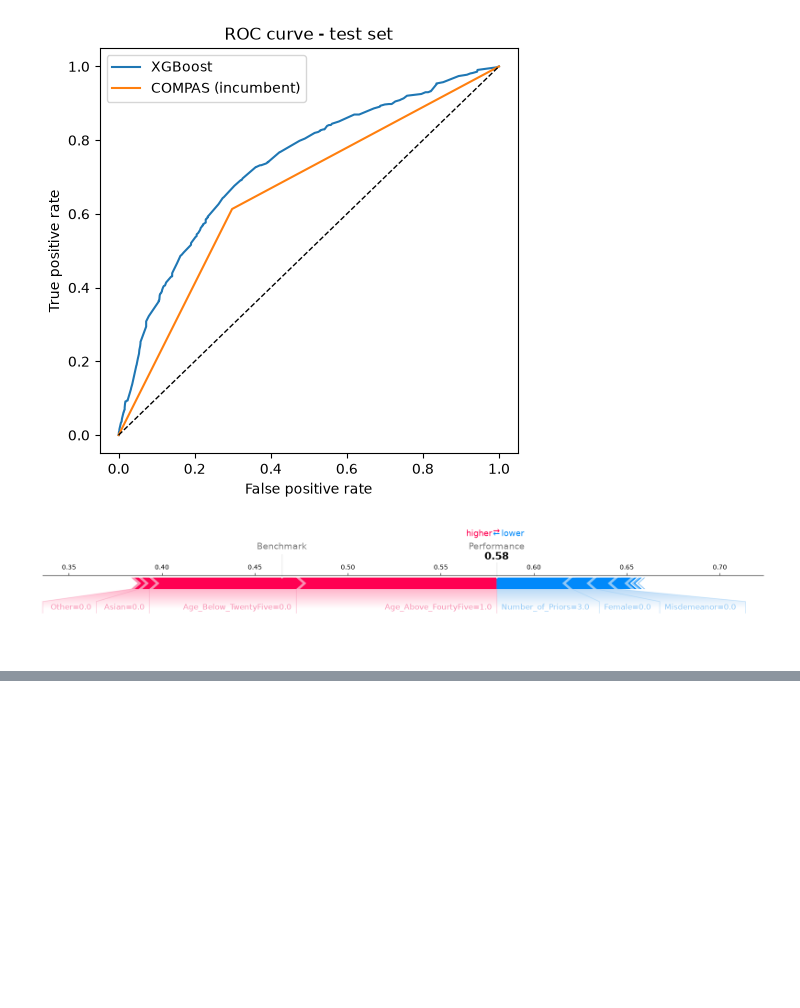
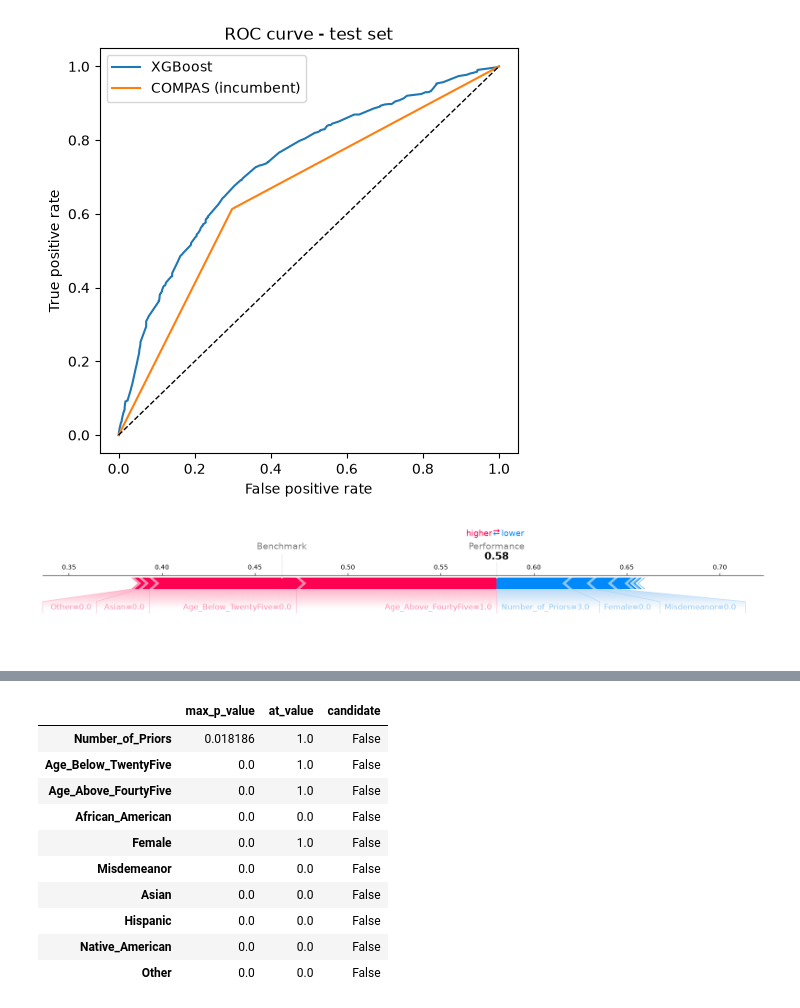
Before and after one commit to MaximeDespreaux/ThinkCarefully, a Jupyter notebook: xgboost/base-model.ipynb, the cells around one changed output, grey strips where cells are left out. Cells and saved outputs as stored; diff of their text form; code cells hidden in the pictures; blank space fills up the shorter version.

```diff
--- a/xgboost/base-model.ipynb
+++ b/xgboost/base-model.ipynb
@@ -109,0 +249,15 @@ viz.force_plot(XPER_values=(phi.to_numpy(), phi_i.to_numpy()),
+# %%
+candidates = candidate_variables(fpdp_curves)
+candidates
+# %% [output]
+|  | max_p_value | at_value | candidate |
+| Number_of_Priors | 0.018186 | 1.0 | False |
+| Age_Below_TwentyFive | 0.0 | 1.0 | False |
+| Age_Above_FourtyFive | 0.0 | 1.0 | False |
+| African_American | 0.0 | 0.0 | False |
+| Female | 0.0 | 1.0 | False |
+| Misdemeanor | 0.0 | 0.0 | False |
+| Asian | 0.0 | 0.0 | False |
+| Hispanic | 0.0 | 0.0 | False |
+| Native_American | 0.0 | 0.0 | False |
+| Other | 0.0 | 0.0 | False |
```
Also changed, not shown: parts of 20 cells of this notebook.
